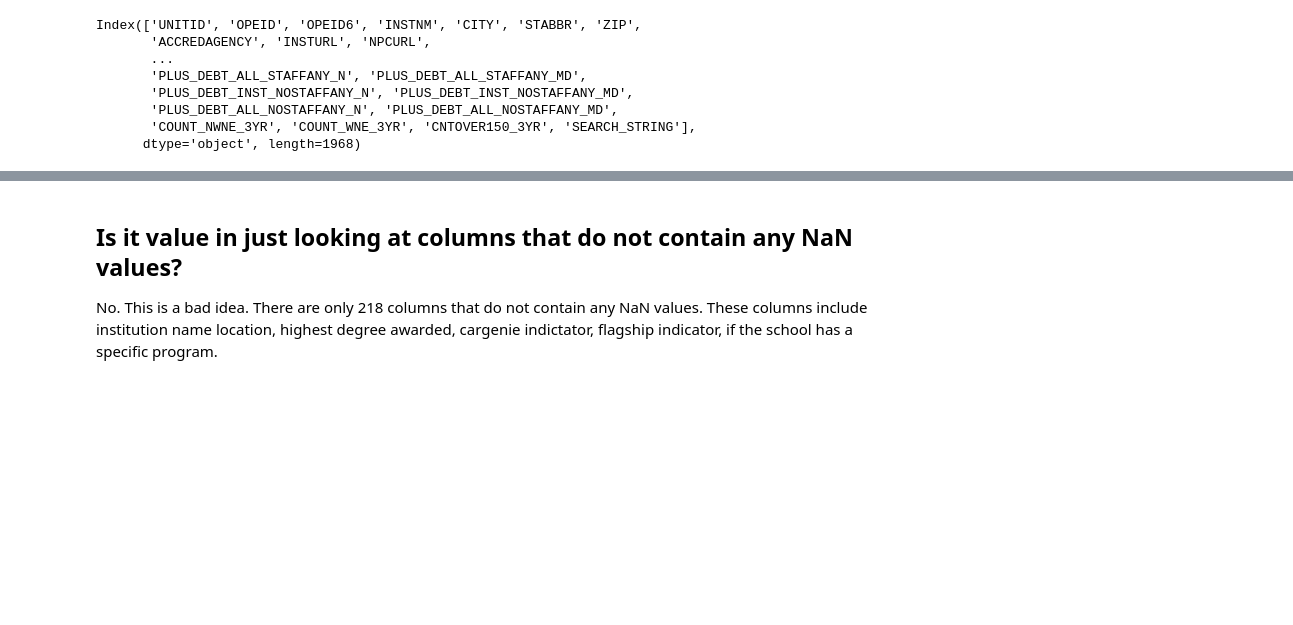
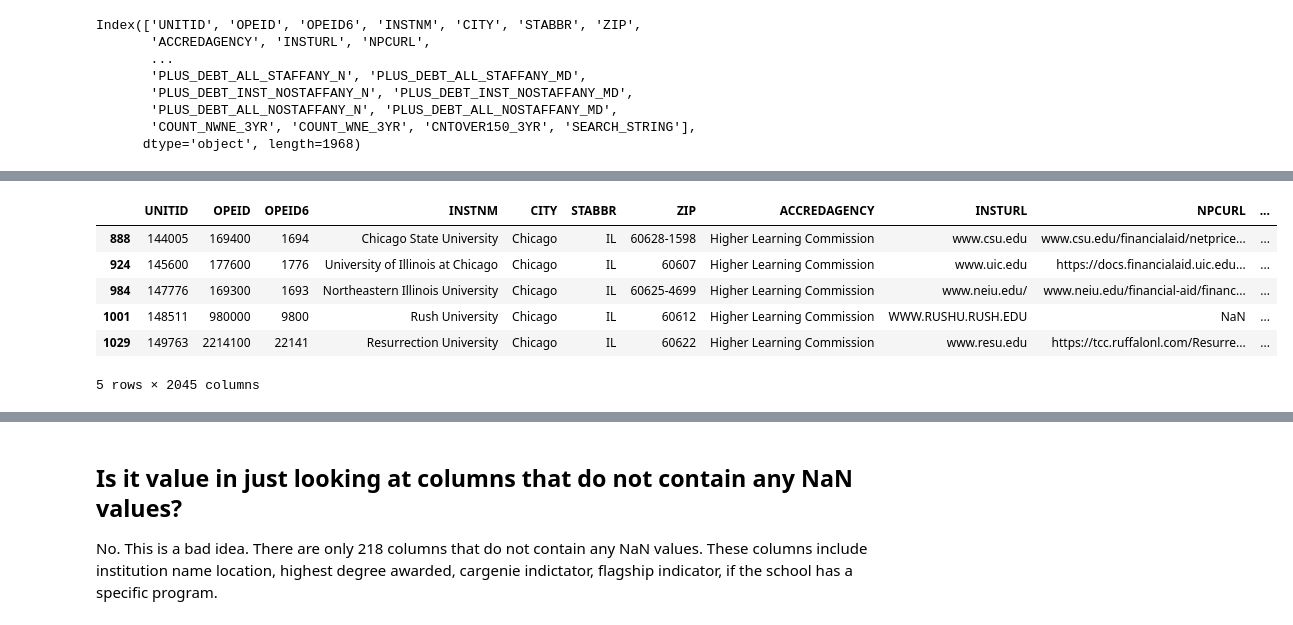
Before and after one commit to voduwa/Final-Project, a Jupyter notebook: tyler.ipynb, the cells around one changed output, grey strips where cells are left out. Saved outputs shown, nothing was run; the diff lists cells and outputs as text; code cells hidden in the pictures; blank space fills up the shorter version.

```diff
--- a/tyler.ipynb
+++ b/tyler.ipynb
@@ -63,0 +121,10 @@ Index(['UNITID', 'OPEID', 'OPEID6', 'INSTNM', 'CITY', 'STABBR', 'ZIP',
+# %%
+four_year[(four_year['NPT4_75UP_PRIV'].isna()) & (four_year['CITY']=='Chicago')]
+# %% [output]
+|  | UNITID | OPEID | OPEID6 | INSTNM | CITY | STABBR | ZIP | ACCREDAGENCY | INSTURL | NPCURL | ... |
+| 888 | 144005 | 169400 | 1694 | Chicago State University | Chicago | IL | 60628-1598 | Higher Learning Commission | www.csu.edu | www.csu.edu/financialaid/netprice... | ... |
+| 924 | 145600 | 177600 | 1776 | University of Illinois at Chicago | Chicago | IL | 60607 | Higher Learning Commission | www.uic.edu | https://docs.financialaid.uic.edu... | ... |
+| 984 | 147776 | 169300 | 1693 | Northeastern Illinois University | Chicago | IL | 60625-4699 | Higher Learning Commission | www.neiu.edu/ | www.neiu.edu/financial-aid/financ... | ... |
+| 1001 | 148511 | 980000 | 9800 | Rush University | Chicago | IL | 60612 | Higher Learning Commission | WWW.RUSHU.RUSH.EDU | NaN | ... |
+| 1029 | 149763 | 2214100 | 22141 | Resurrection University | Chicago | IL | 60622 | Higher Learning Commission | www.resu.edu | https://tcc.ruffalonl.com/Resurre... | ... |
+5 rows × 2045 columns
```
Also changed, not shown: parts of 19 cells of this notebook.
